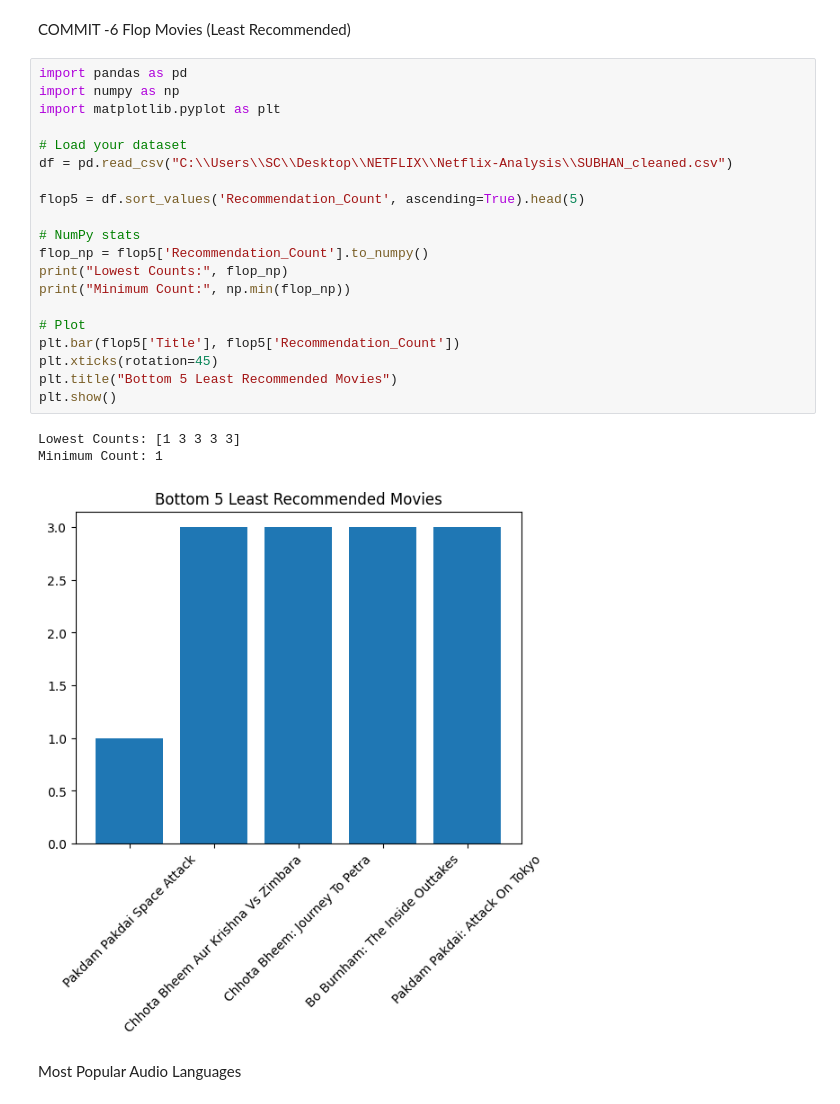
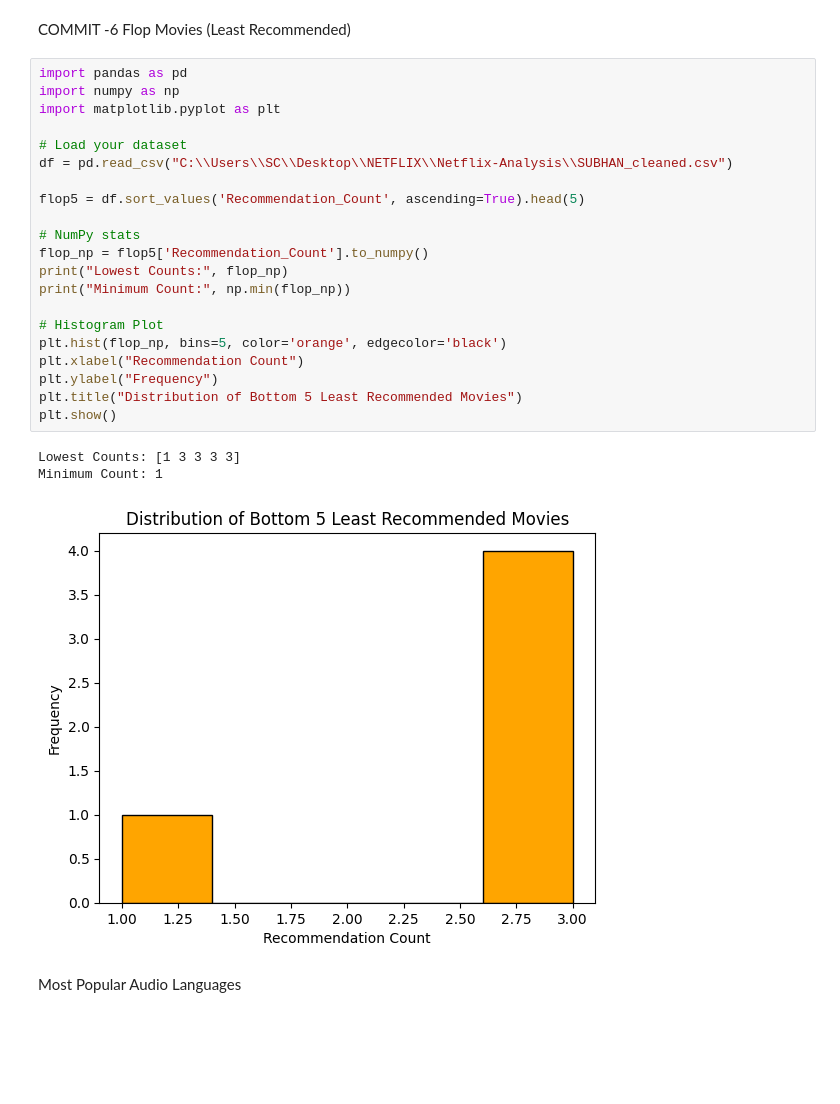
Before and after one commit to ameena0726-ops/Netflix-Analysis, a Jupyter notebook: Netflix_Content_Genre (1).ipynb, the cells around one changed output. Cells and saved outputs as stored; diff of their text form; blank space fills up the shorter version.

Commit message:
added graph colors

```diff
--- a/Netflix_Content_Genre (1).ipynb
+++ b/Netflix_Content_Genre (1).ipynb
@@ -477,27 +493,28 @@ COMMIT -6 Flop Movies (Least Recommended)
 # %%
 import pandas as pd
 import numpy as np
 import matplotlib.pyplot as plt
 
 # Load your dataset
 df = pd.read_csv("C:\\Users\\SC\\Desktop\\NETFLIX\\Netflix-Analysis\\SUBHAN_cleaned.csv")
 
 flop5 = df.sort_values('Recommendation_Count', ascending=True).head(5)
 
 # NumPy stats
 flop_np = flop5['Recommendation_Count'].to_numpy()
 print("Lowest Counts:", flop_np)
 print("Minimum Count:", np.min(flop_np))
 
-# Plot
-plt.bar(flop5['Title'], flop5['Recommendation_Count'])
-plt.xticks(rotation=45)
-plt.title("Bottom 5 Least Recommended Movies")
+# Histogram Plot
+plt.hist(flop_np, bins=5, color='orange', edgecolor='black')
+plt.xlabel("Recommendation Count")
+plt.ylabel("Frequency")
+plt.title("Distribution of Bottom 5 Least Recommended Movies")
 plt.show()
 # %% [output]
 Lowest Counts: [1 3 3 3 3]
 Minimum Count: 1
-[figure, old version]
+[figure, new version]
 # %% [markdown]
 Most Popular Audio Languages
 # %%
```
Also changed, not shown: parts of 3 cells of this notebook.
